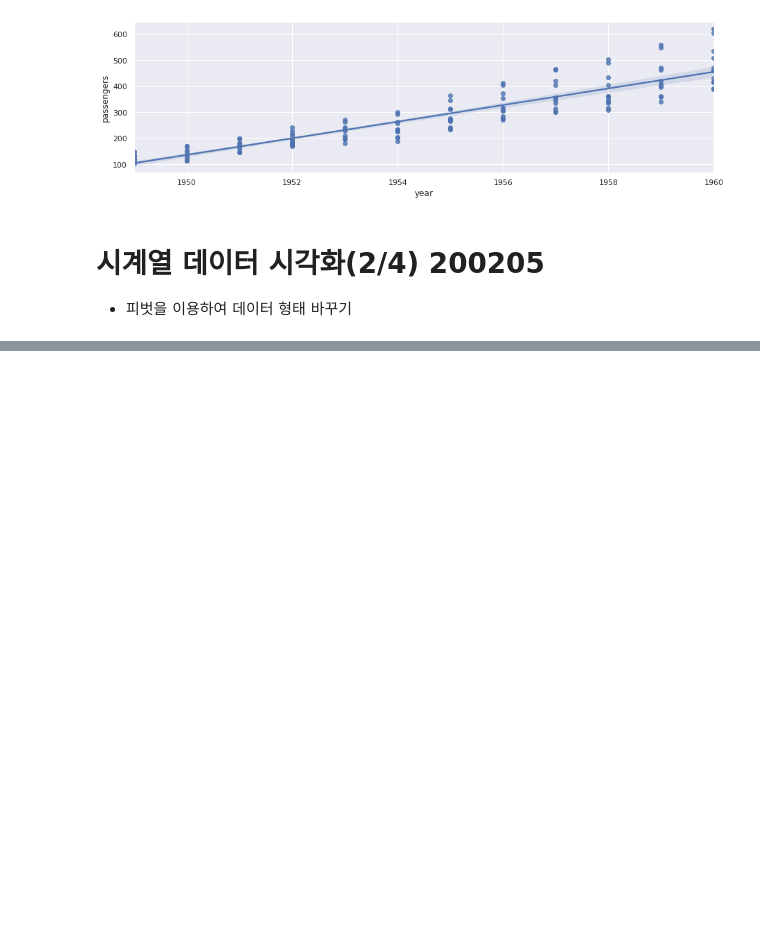
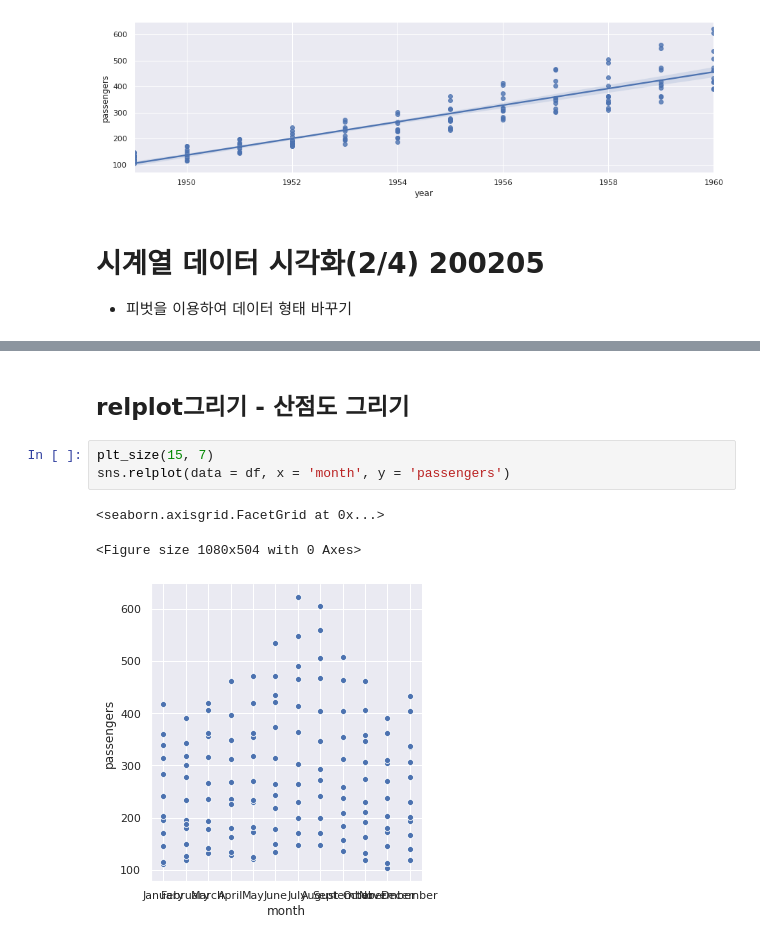
Before and after one commit to 951237/TIL, a Jupyter notebook: TIL_오늘의코딩_시계열_데이터_시각화_200205.ipynb, the cells around one changed output, grey strips where cells are left out. Drawn from its saved outputs; the diff is of its cells as text; blank space fills up the shorter version.

```diff
--- a/TIL_오늘의코딩_시계열_데이터_시각화_200205.ipynb
+++ b/TIL_오늘의코딩_시계열_데이터_시각화_200205.ipynb
@@ -135,0 +187,9 @@ sns.regplot(data = df, x = 'year', y = 'passengers')
+# %% [markdown]
+## relplot그리기 - 산점도 그리기
+# %%
+plt_size(15, 7)
+sns.relplot(data = df, x = 'month', y = 'passengers')
+# %% [output]
+<seaborn.axisgrid.FacetGrid at 0x...>
+<Figure size 1080x504 with 0 Axes>
+[figure, added]
```
Also changed, not shown: parts of 23 cells of this notebook.
